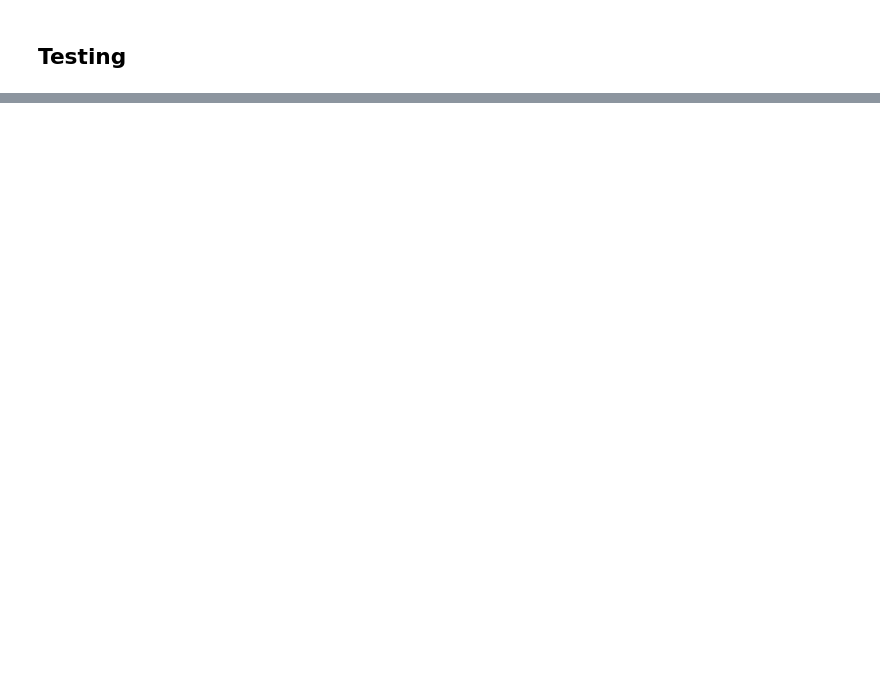
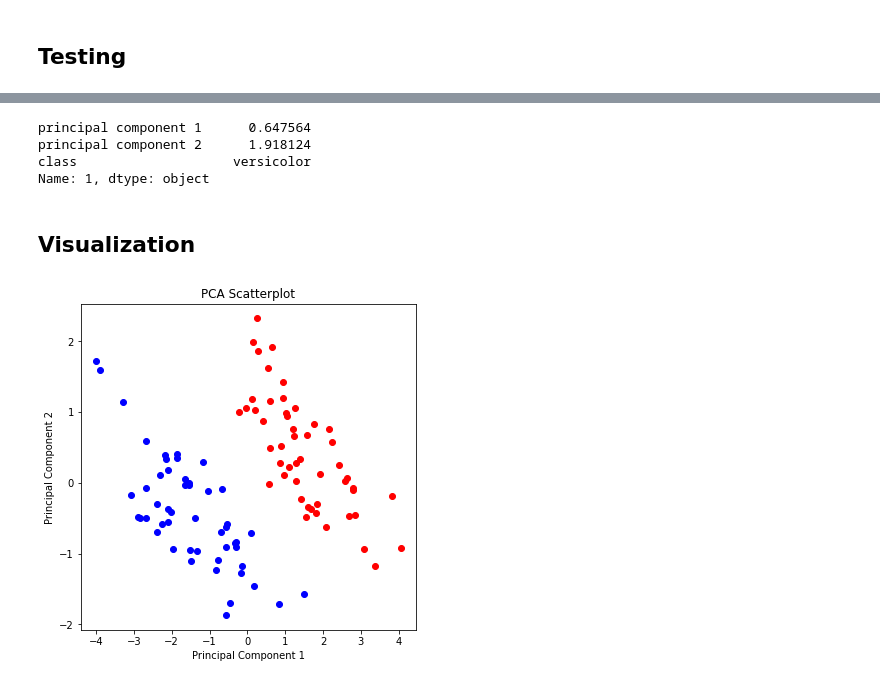
Before and after one commit to SaiKiru/cc19-notebooks, a Jupyter notebook: SVM/SVM.ipynb, the cells around one changed output, grey strips where cells are left out. Saved outputs shown, nothing was run; the diff lists cells and outputs as text; code cells hidden in the pictures; blank space fills up the shorter version.

```diff
--- a/SVM/SVM.ipynb
+++ b/SVM/SVM.ipynb
@@ -48,0 +82,19 @@ df.head(5)
+# %%
+from sklearn.preprocessing import StandardScaler
+
+x = StandardScaler().fit_transform(x)
+# %%
+from sklearn.decomposition import PCA
+
+pca = PCA(2)
+principal_components = pca.fit_transform(x)
+# %%
+principal_df = pd.DataFrame(
+    data=principal_components,
+    columns=[
+        'principal component 1',
+        'principal component 2'
+    ]
+)
+
+principal_df.head(5)
@@ -48,0 +108,3 @@ df.head(5)
+# %%
+final_df = pd.concat([principal_df, y], axis=1)
+final_df.head(5)
@@ -52,0 +157,24 @@ df.head(5)
+# %%
+final_df.iloc[1]
+# %% [output]
+principal component 1      0.647564
+principal component 2      1.918124
+class                    versicolor
+Name: 1, dtype: object
+# %% [markdown]
+## Visualization
+# %%
+plt.figure(figsize=(6, 6))
+plt.title('PCA Scatterplot')
+plt.xlabel('Principal Component 1')
+plt.ylabel('Principal Component 2')
+
+for i in range(100):
+    row = final_df.iloc[i]
+    x_plt = row['principal component 1']
+    y_plt = row['principal component 2']
+    color = 'r' if row['class'] == 'versicolor' else 'b'
+
+    plt.scatter(x_plt, y_plt, c=color)
+# %% [output]
+[figure, added]
```
Also changed, not shown: parts of 17 cells of this notebook.
